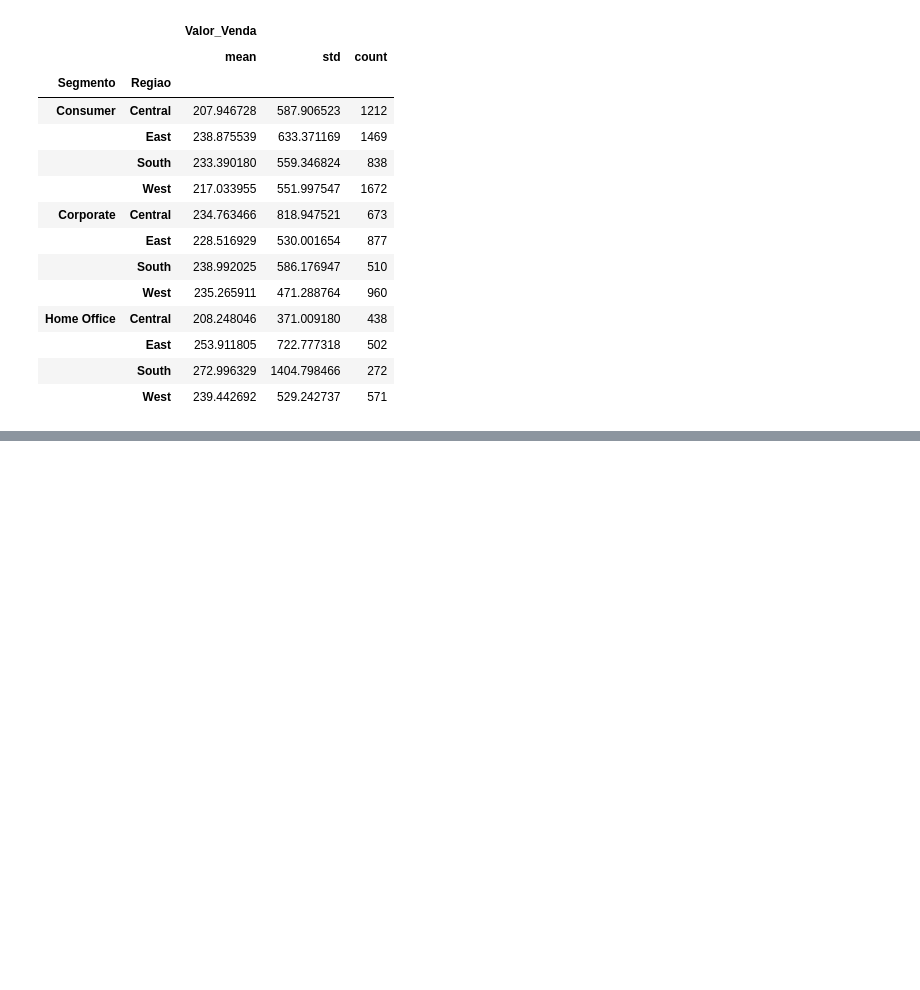
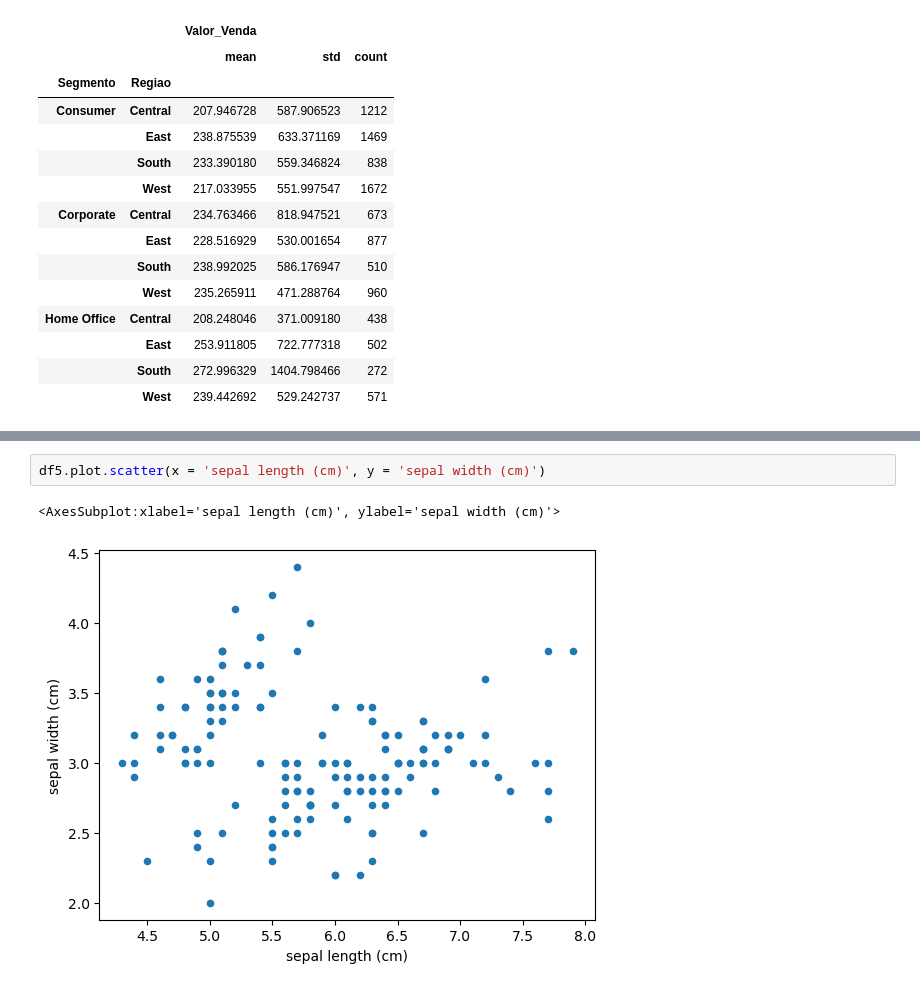
Before and after one commit to Dionmax/BurningMyBrain, a Jupyter notebook: PythonDSA/Cap10/pandas_df.ipynb, the cells around one changed output, grey strips where cells are left out. Cells and saved outputs as stored; diff of their text form; blank space fills up the shorter version.

```diff
--- a/PythonDSA/Cap10/pandas_df.ipynb
+++ b/PythonDSA/Cap10/pandas_df.ipynb
@@ -371,0 +499,5 @@ dsa_df[dsa_df.Segmento.str.startswith('Con')].head()
+# %%
+df5.plot.scatter(x = 'sepal length (cm)', y = 'sepal width (cm)')
+# %% [output]
+<AxesSubplot:xlabel='sepal length (cm)', ylabel='sepal width (cm)'>
+[figure, added]
```
Also changed, not shown: parts of 21 cells of this notebook.
